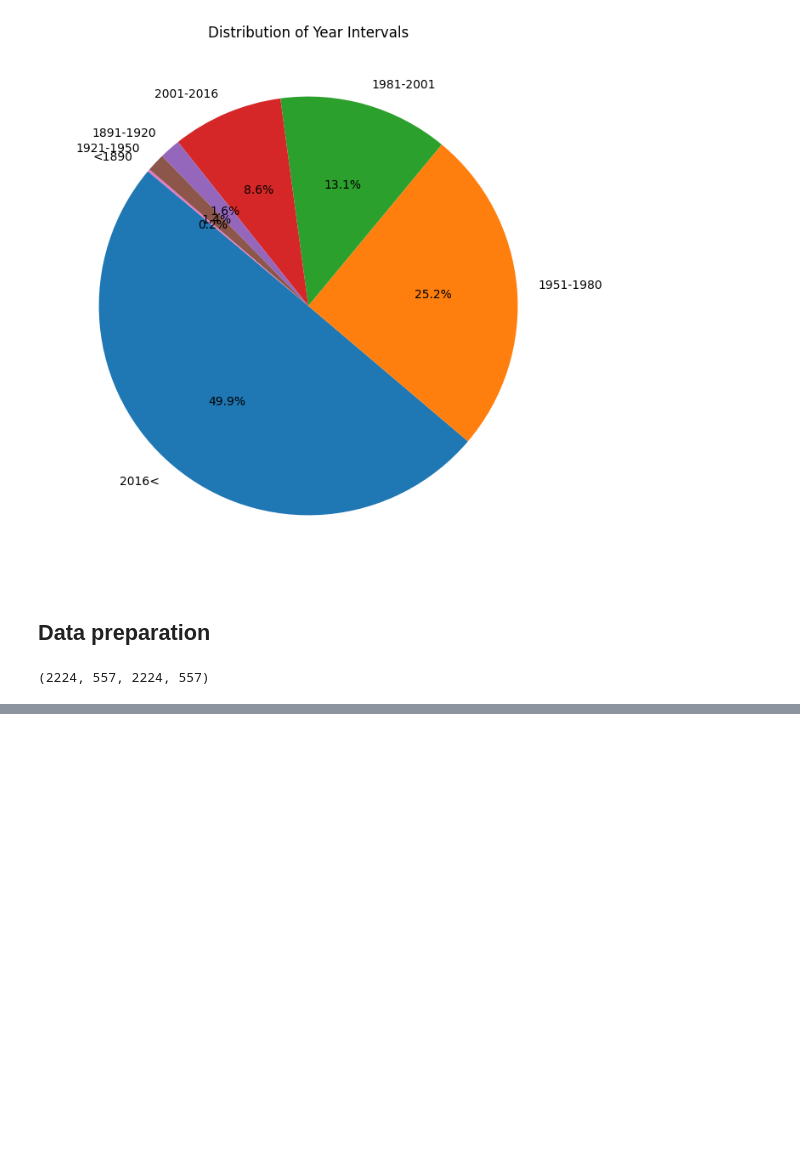
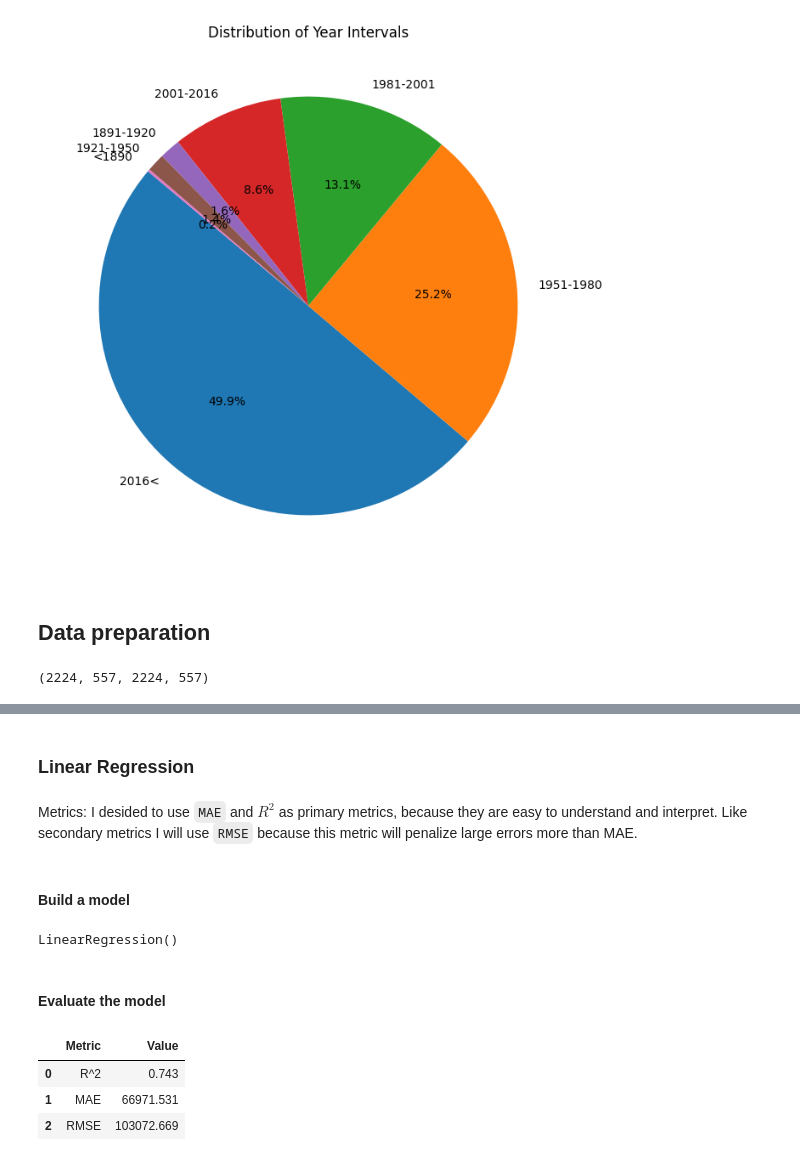
Before and after one commit to davydantoniuk/lublin-house-price-predict, a Jupyter notebook: price_prediction.ipynb, the cells around one changed output, grey strips where cells are left out. Drawn from its saved outputs; the diff is of its cells as text; code cells hidden in the pictures; blank space fills up the shorter version.

```diff
--- a/price_prediction.ipynb
+++ b/price_prediction.ipynb
@@ -419,0 +422,39 @@ len(X_train), len(X_test), len(y_train), len(y_test)
+# %% [markdown]
+### Linear Regression
+# %% [markdown]
+Metrics: I desided to use `MAE` and $R^2$ as primary metrics, because they are easy to understand and interpret. Like secondary metrics I will use `RMSE` because this metric will penalize large errors more than MAE.
+# %% [markdown]
+#### Build a model
+# %%
+from sklearn.linear_model import LinearRegression
+# Build and train linear regression model
+model = LinearRegression()
+model.fit(X_train, y_train)
+# %% [output]
+LinearRegression()
+# %% [markdown]
+#### Evaluate the model
+# %%
+from sklearn.metrics import mean_absolute_error, mean_squared_error, r2_score
+
+# Make predictions
+y_pred = model.predict(X_test)
+
+# Evaluate model performance
+mae = round(mean_absolute_error(y_test, y_pred),3)
+mse = round(mean_squared_error(y_test, y_pred),3)
+rmse = round(np.sqrt(mse),3)
+r2 = round(r2_score(y_test, y_pred),3)
+
+# Create a dataframe without MSE
+results_linear_regression = pd.DataFrame({
+    'Metric': ['R^2', 'MAE', 'RMSE'],
+    'Value': [r2, mae, rmse]
+})
+
+results_linear_regression
+# %% [output]
+|  | Metric | Value |
+| 0 | R^2 | 0.743 |
+| 1 | MAE | 66971.531 |
+| 2 | RMSE | 103072.669 |
```
Also changed, not shown: parts of 10 cells of this notebook.
